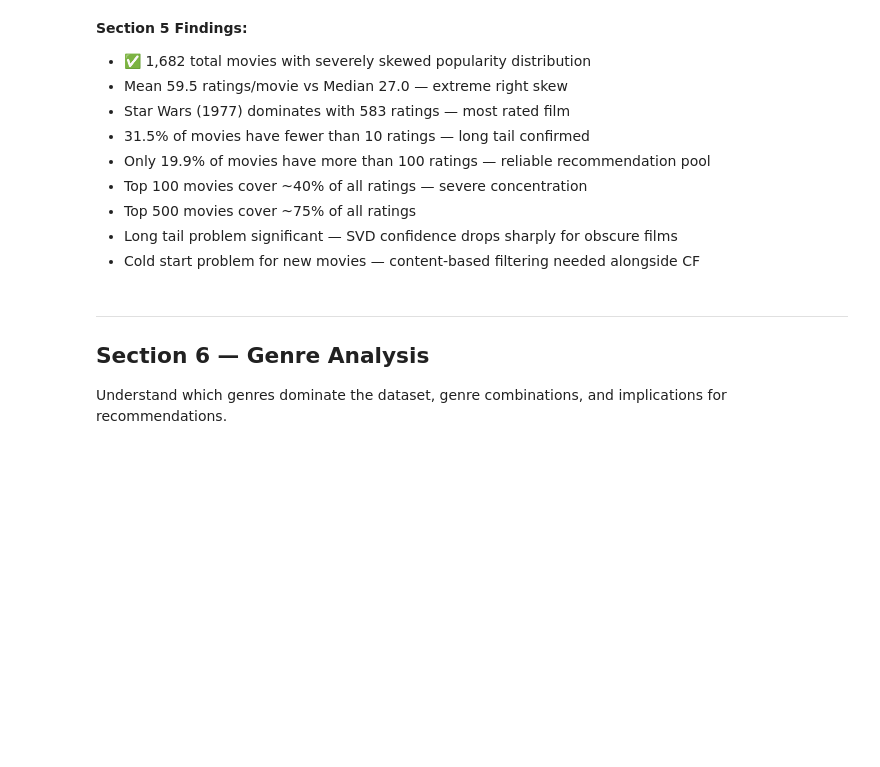
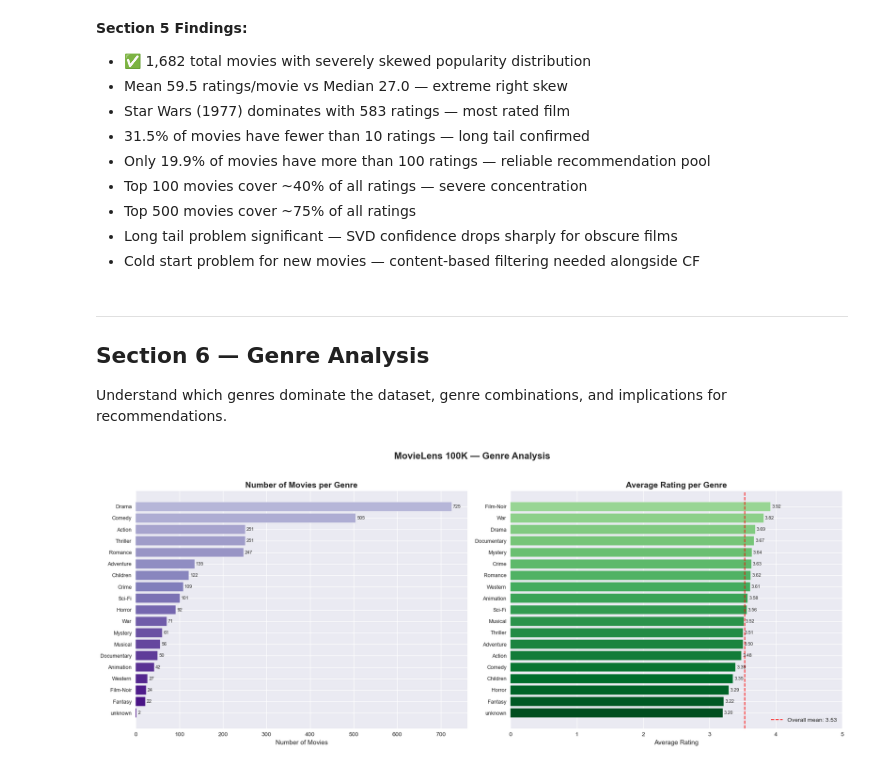
Before and after one commit to M20Jay/recommendation-system, a Jupyter notebook: notebooks/01_EDA.ipynb, the cells around one changed output. Drawn from its saved outputs; the diff is of its cells as text; code cells hidden in the pictures; blank space fills up the shorter version.

Commit message:
feat: complete EDA notebook sections 1-10 MovieLens 100K analysis

```diff
--- a/notebooks/01_EDA.ipynb
+++ b/notebooks/01_EDA.ipynb
@@ -415,9 +415,78 @@ genre combinations, and implications for recommendations.
 # %%
 # Define genre columns
 genre_cols = ['unknown', 'Action', 'Adventure', 'Animation',
               'Children', 'Comedy', 'Crime', 'Documentary',
               'Drama', 'Fantasy', 'Film-Noir', 'Horror',
               'Musical', 'Mystery', 'Romance', 'Sci-Fi',
               'Thriller', 'War', 'Western']
 
 # Count movies per genre
+genre_counts = movies[genre_cols].sum().sort_values(ascending=False)
+
+# Average rating per genre
+merged = ratings.merge(movies[['item_id'] + genre_cols], on='item_id')
+genre_avg_ratings = {}
+for genre in genre_cols:
+    mask = merged[genre] == 1
+    if mask.sum() > 0:
+        genre_avg_ratings[genre] = merged[mask]['rating'].mean()
+genre_avg_ratings = pd.Series(genre_avg_ratings).sort_values(ascending=False)
+
+fig, axes = plt.subplots(1, 2, figsize=(18, 7))
+
+# Chart 1 — Genre frequency
+colors = plt.cm.Purples(
+    [0.4 + 0.6 * i / len(genre_counts) for i in range(len(genre_counts))])
+bars = axes[0].barh(range(len(genre_counts)),
+                    genre_counts.values,
+                    color=colors, edgecolor='white')
+axes[0].set_yticks(range(len(genre_counts)))
+axes[0].set_yticklabels(genre_counts.index, fontsize=9)
+axes[0].set_title('Number of Movies per Genre',
+                  fontsize=14, fontweight='bold')
+axes[0].set_xlabel('Number of Movies')
+axes[0].invert_yaxis()
+for i, val in enumerate(genre_counts.values):
+    axes[0].text(val + 3, i, str(int(val)),
+                 va='center', fontsize=8)
+
+# Chart 2 — Average rating per genre
+colors2 = plt.cm.Greens(
+    [0.4 + 0.6 * i / len(genre_avg_ratings)
+     for i in range(len(genre_avg_ratings))])
+axes[1].barh(range(len(genre_avg_ratings)),
+             genre_avg_ratings.values,
+             color=colors2, edgecolor='white')
+axes[1].set_yticks(range(len(genre_avg_ratings)))
+axes[1].set_yticklabels(genre_avg_ratings.index, fontsize=9)
+axes[1].set_title('Average Rating per Genre',
+                  fontsize=14, fontweight='bold')
+axes[1].set_xlabel('Average Rating')
+axes[1].invert_yaxis()
+axes[1].set_xlim(0, 5)
+axes[1].axvline(ratings['rating'].mean(), color='red',
+                linestyle='--', linewidth=1.5,
+                label=f'Overall mean: {ratings["rating"].mean():.2f}')
+axes[1].legend()
+for i, val in enumerate(genre_avg_ratings.values):
+    axes[1].text(val + 0.02, i, f'{val:.2f}',
+                 va='center', fontsize=8)
+
+plt.suptitle('MovieLens 100K — Genre Analysis',
+             fontsize=16, fontweight='bold', y=1.02)
+plt.tight_layout()
+plt.savefig('../reports/figures/section6_genre_analysis.png',
+            dpi=150, bbox_inches='tight')
+plt.show()
+
+print(f"\nGenre Statistics:")
+print(f"Total genre tags     : {movies[genre_cols].sum().sum():.0f}")
+print(f"Avg genres per movie : {movies[genre_cols].sum(axis=1).mean():.2f}")
+print(f"\nTop 5 genres by count:")
+print(genre_counts.head())
+print(f"\nTop 5 genres by avg rating:")
+print(genre_avg_ratings.head().round(2))
+print(f"\nBottom 5 genres by avg rating:")
+print(genre_avg_ratings.tail().round(2))
+# %% [output]
+[figure, added]
```
Also changed, not shown: parts of 7 cells of this notebook, 2 other files.
